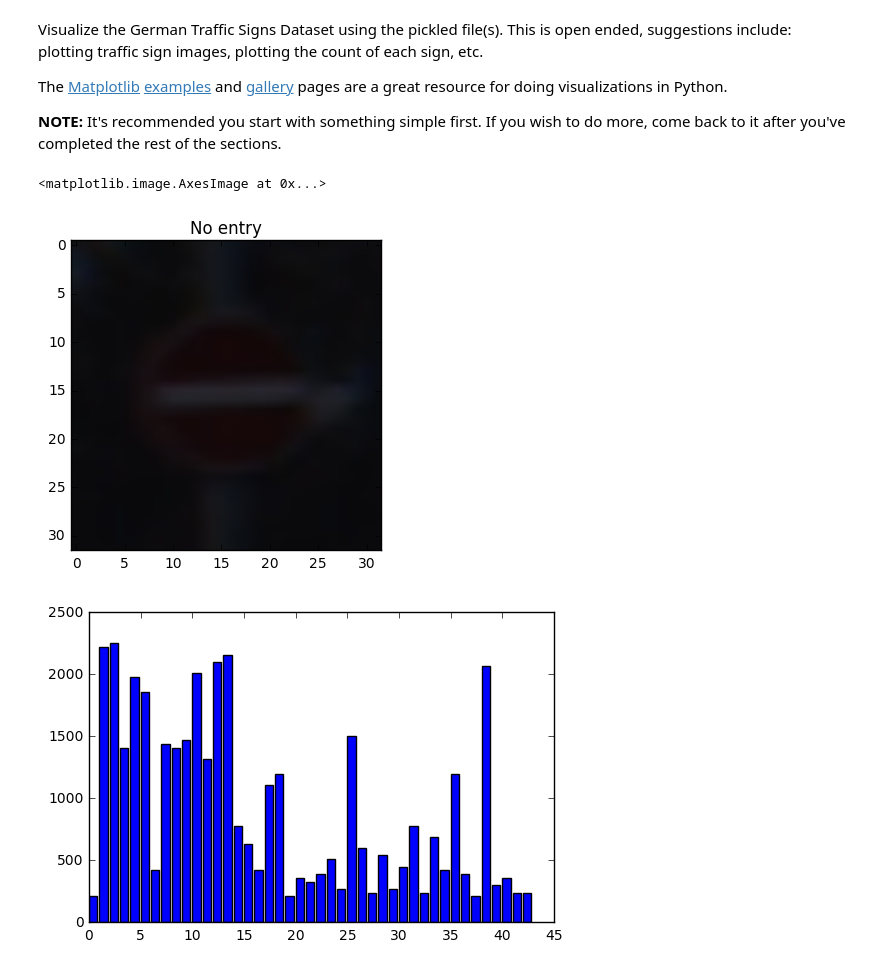
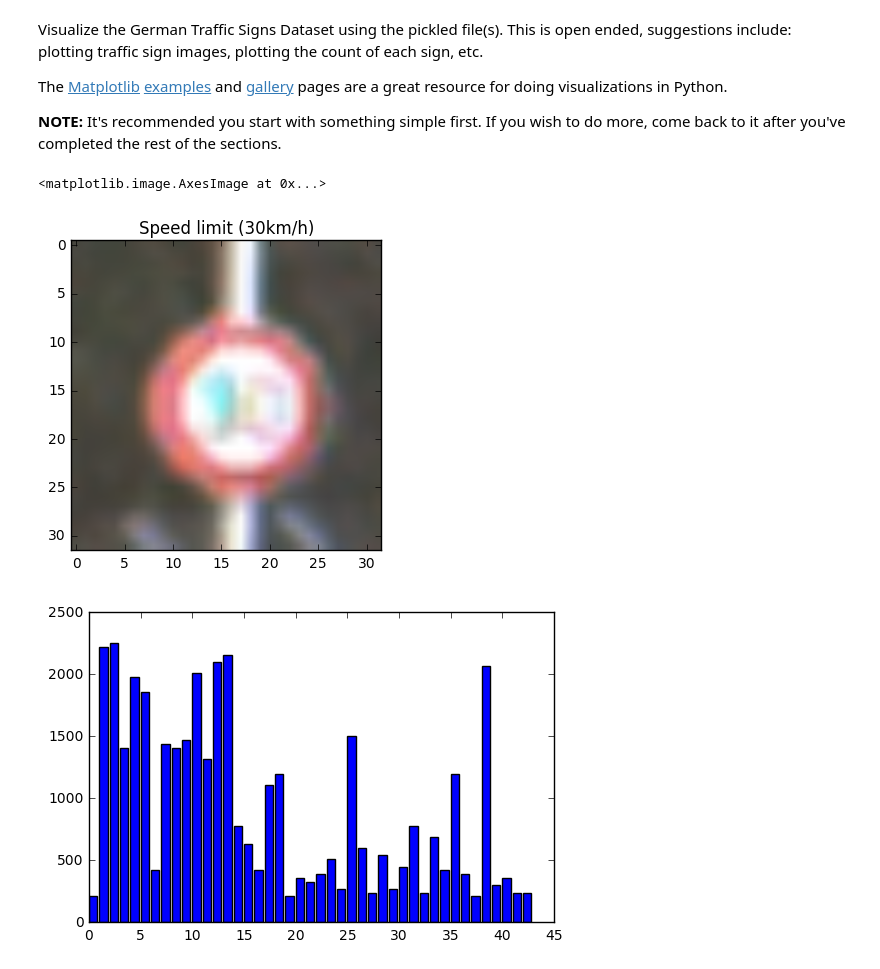
Before and after one commit to hristo-vrigazov/traffic-signs, a Jupyter notebook: Traffic_Sign_Classifier.ipynb, the cells around one changed output. Saved outputs shown, nothing was run; the diff lists cells and outputs as text; code cells hidden in the pictures.

```diff
--- a/Traffic_Sign_Classifier.ipynb
+++ b/Traffic_Sign_Classifier.ipynb
@@ -97,13 +102,13 @@ def get_meaningful_class_name(class_id):
     return signnames[signnames['ClassId'] == class_id]['SignName'].iloc[0]
 # %%
 # Show one of the images
-i = 15879
+i = 1231
 image = X_train[i]
 plt.title(get_meaningful_class_name(y_train[i]))
 plt.imshow(image)
 # %% [output]
 <matplotlib.image.AxesImage at 0x...>
-[figure, old version]
+[figure, new version]
 # %%
 import numpy as np
 def plot_distribution(labels):
```
Also changed, not shown: parts of 15 cells of this notebook, 3 other files.
